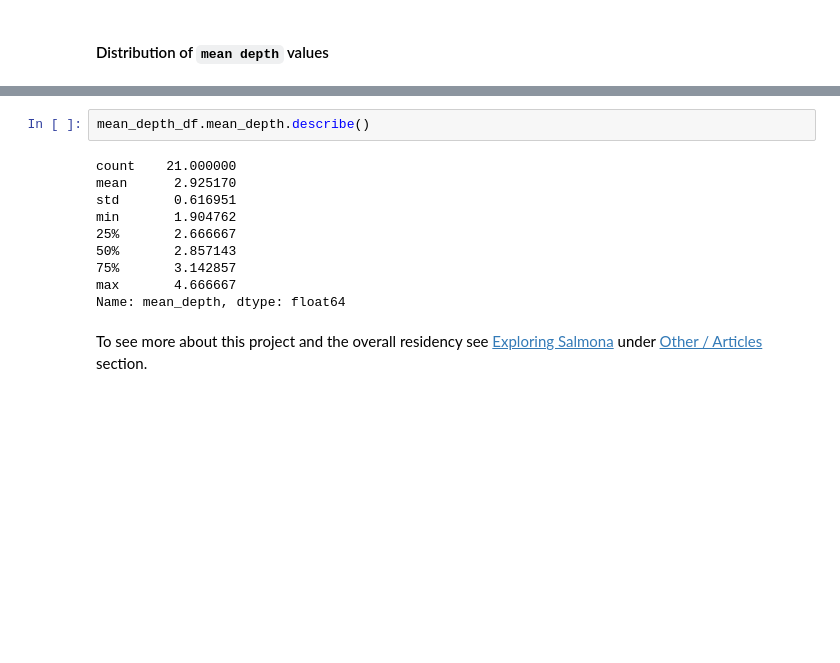
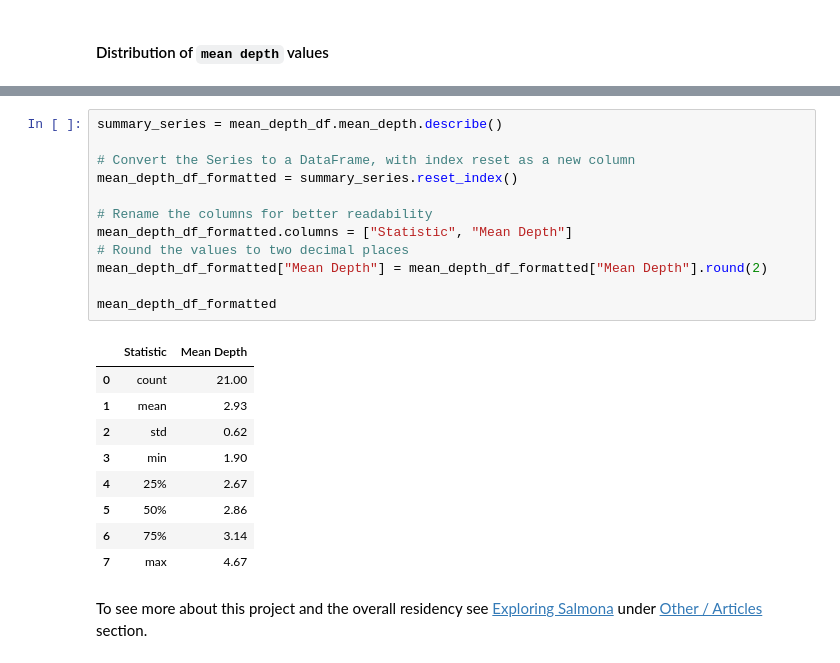
Before and after one commit to gregmaya/personal_web, a Jupyter notebook: work/data_viz/jgraph.ipynb, the cells around one changed output, grey strips where cells are left out. Saved outputs shown, nothing was run; the diff lists cells and outputs as text; blank space fills up the shorter version.

```diff
--- a/work/data_viz/jgraph.ipynb
+++ b/work/data_viz/jgraph.ipynb
@@ -294,17 +332,27 @@ ax.set_ylabel('Frequency')
 plt.show()
 # %% [output]
 [figure]
-# %%
-mean_depth_df.mean_depth.describe()
-# %% [output]
-count    21.000000
-mean      2.925170
-std       0.616951
-min       1.904762
-25%       2.666667
-50%       2.857143
-75%       3.142857
-max       4.666667
-Name: mean_depth, dtype: float64
+# %%
+summary_series = mean_depth_df.mean_depth.describe()
+
+# Convert the Series to a DataFrame, with index reset as a new column
+mean_depth_df_formatted = summary_series.reset_index()
+
+# Rename the columns for better readability
+mean_depth_df_formatted.columns = ["Statistic", "Mean Depth"]
+# Round the values to two decimal places
+mean_depth_df_formatted["Mean Depth"] = mean_depth_df_formatted["Mean Depth"].round(2)
+
+mean_depth_df_formatted
+# %% [output]
+|  | Statistic | Mean Depth |
+| 0 | count | 21.00 |
+| 1 | mean | 2.93 |
+| 2 | std | 0.62 |
+| 3 | min | 1.90 |
+| 4 | 25% | 2.67 |
+| 5 | 50% | 2.86 |
+| 6 | 75% | 3.14 |
+| 7 | max | 4.67 |
 # %% [markdown]
 To see more about this project and the overall residency see [Exploring Salmona](/work/others/articles.qmd) under [Other / Articles](/work/others/articles.qmd) section.
```
Also changed, not shown: parts of 9 cells of this notebook, 16 other files.
